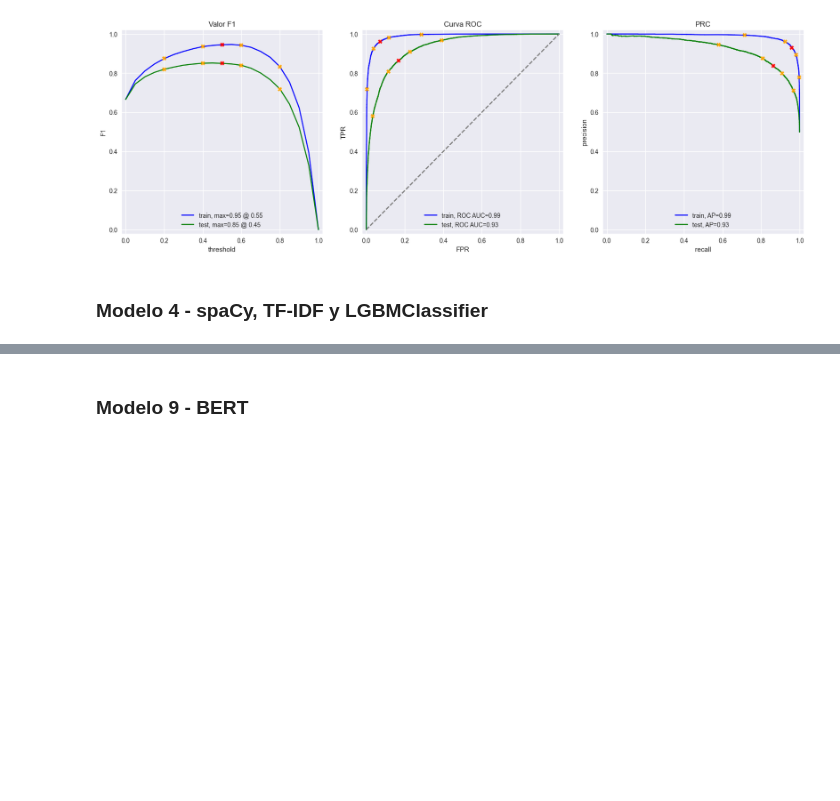
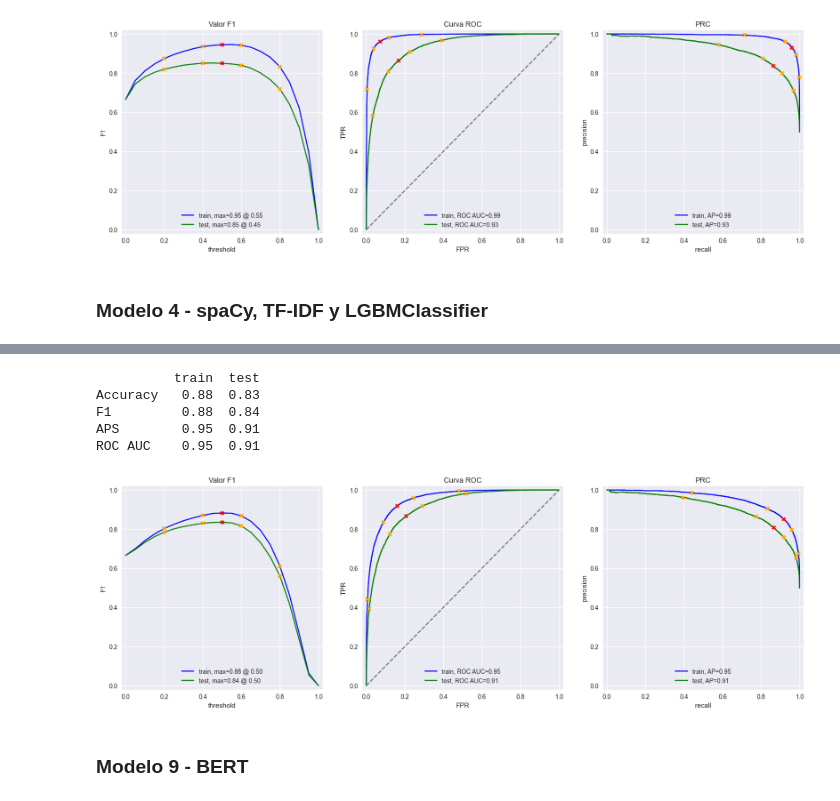
Before and after one commit to roman-correa/bert, a Jupyter notebook: notebook_(16_project).ipynb, the cells around one changed output, grey strips where cells are left out. Cells and saved outputs as stored; diff of their text form; code cells hidden in the pictures; blank space fills up the shorter version.

```diff
--- a/notebook_(16_project).ipynb
+++ b/notebook_(16_project).ipynb
@@ -540,3 +541,6 @@ ROC AUC    0.99  0.93
 ### Modelo 4 - spaCy, TF-IDF y LGBMClassifier
 # %%
 from lightgbm import LGBMClassifier
+# %%
+model_l = LGBMClassifier(n_estimators=100, max_depth=6, random_state=12345)
+model_l.fit(X_train_tf_idf_spa, df_reviews_train['pos'])
@@ -543,3 +566,12 @@ from lightgbm import LGBMClassifier
+# %%
+evaluate_model(model_l, X_train_tf_idf_spa, df_reviews_train['pos'], X_test_tf_idf_spa, df_reviews_test['pos'])
+# %% [output]
+          train  test
+Accuracy   0.88  0.83
+F1         0.88  0.84
+APS        0.95  0.91
+ROC AUC    0.95  0.91
+[figure, added]
 # %% [markdown]
 ###  Modelo 9 - BERT
 # %%
```
Also changed, not shown: parts of 15 cells of this notebook, 1 other file.
